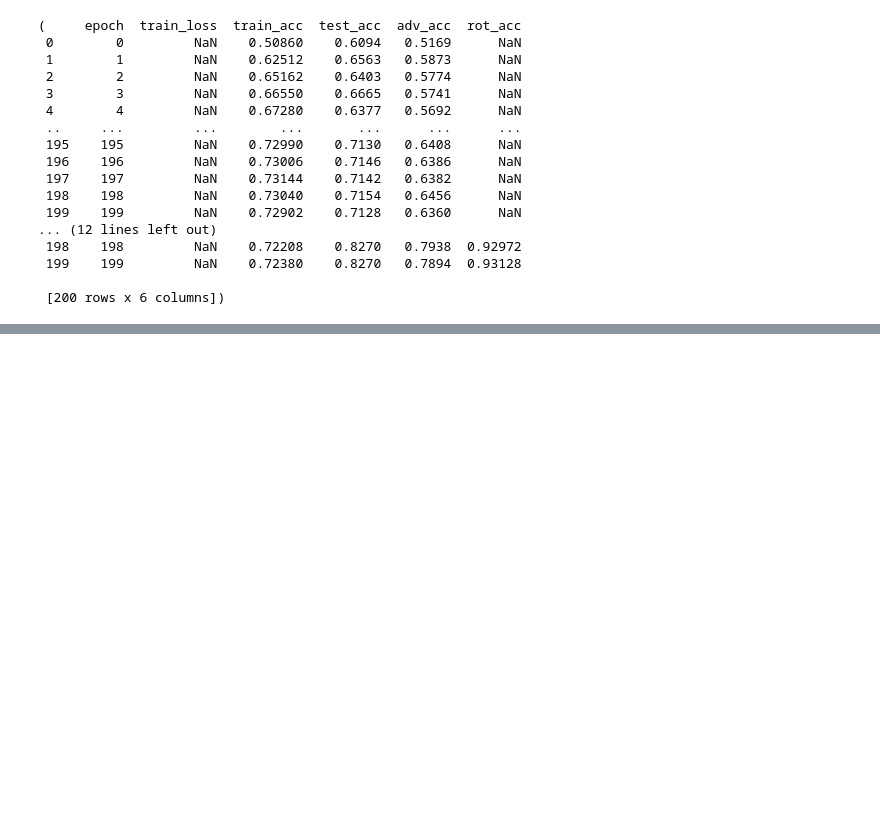
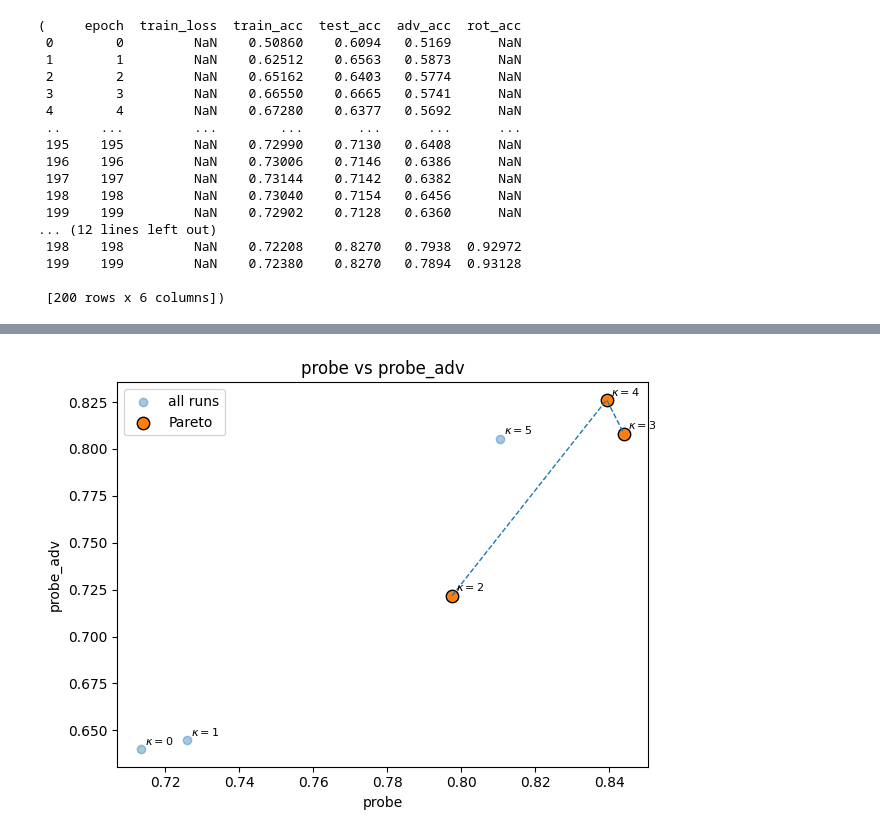
Before and after one commit to miguelmartins/ESSL-identifiability, a Jupyter notebook: parse_logs.ipynb, the cells around one changed output, grey strips where cells are left out. Saved outputs shown, nothing was run; the diff lists cells and outputs as text; code cells hidden in the pictures; blank space fills up the shorter version.

Commit message:
Add trade-off at high kappa

```diff
--- a/parse_logs.ipynb
+++ b/parse_logs.ipynb
@@ -130,0 +182,84 @@ simclr2  0.913206  0.83925    0.82618
+# %%
+import itertools
+import numpy as np
+import matplotlib.pyplot as plt
+
+metrics = ["probe", "probe_adv", "rotation", ]
+def get_label(idx):
+    return name_map.get(idx, str(idx))
+name_map = {
+    "none": r"$\kappa=0$",
+    "crop": r"$\kappa=1$",
+    "sup": r"$\kappa=2$",
+    "simclr": r"$\kappa=3$",
+    "simclr2": r"$\kappa=4$",
+    "simclr3": r"$\kappa=5$",
+}
+
+def pareto_mask(df, cols):
+    vals = df[cols].to_numpy()
+    n = vals.shape[0]
+    is_pareto = np.ones(n, dtype=bool)
+    for i in range(n):
+        if not is_pareto[i]:
+            continue
+        for j in range(n):
+            if i == j:
+                continue
+            if np.all(vals[j] >= vals[i]) and np.any(vals[j] > vals[i]):
+                is_pareto[i] = False
+                break
+    return is_pareto
+
+df_logs = df_logs[metrics]   # whatever order you want
+mask_pareto = pareto_mask(df_logs, metrics)
+pareto_df = df_logs[mask_pareto]
+pareto_df = pareto_df[new_order]
+
+
+for x_col, y_col in itertools.combinations(metrics, 2):
+    fig, ax = plt.subplots()
+
+    # all points
+    ax.scatter(
+        df_logs[x_col],
+        df_logs[y_col],
+        alpha=0.4,
+        label="all runs"
+    )
+
+    # Pareto points highlighted
+    ax.scatter(
+        pareto_df[x_col],
+        pareto_df[y_col],
+        s=80,
+        edgecolor="black",
+        label="Pareto"
+    )
+
+    # connect Pareto points with a frontier curve (sorted in x)
+    pf_sorted = pareto_df.sort_values(by=x_col)
+    ax.plot(
+        pf_sorted[x_col],
+        pf_sorted[y_col],
+        linestyle="--",
+        linewidth=1
+    )
+
+    # --- LABEL **ALL** POINTS (using custom names if provided) ---
+    for idx, row in df_logs.iterrows():
+        ax.annotate(
+            get_label(idx),
+            (row[x_col], row[y_col]),
+            textcoords="offset points",
+            xytext=(3, 3),
+            fontsize=8,
+        )
+
+    ax.set_xlabel(x_col)
+    ax.set_ylabel(y_col)
+    ax.set_title(f"{x_col} vs {y_col}")
+    ax.legend()
+    plt.tight_layout()
+# %% [output]
+[figure, added]
```
Also changed, not shown: parts of 11 cells of this notebook, 1 other file.
